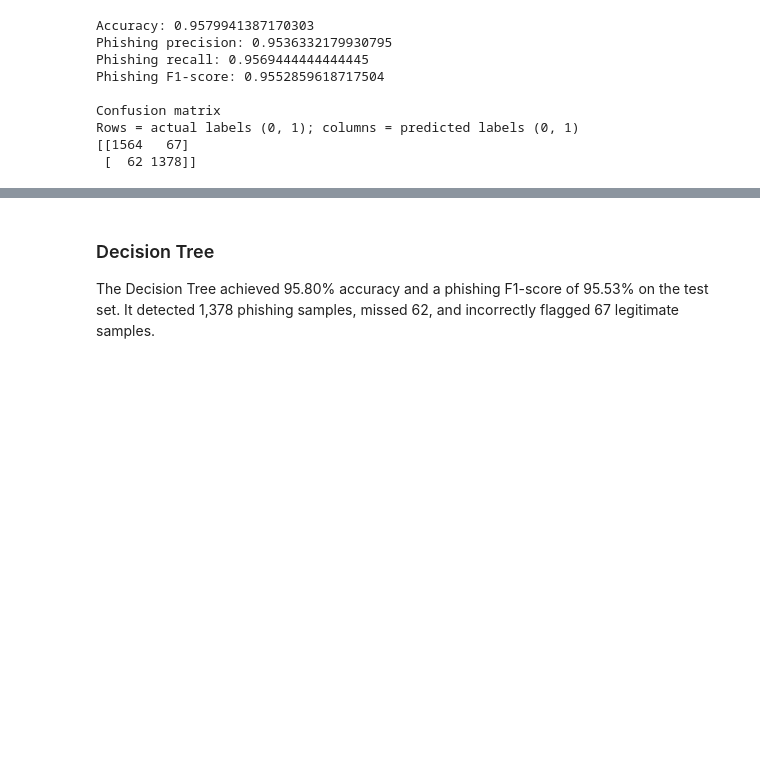
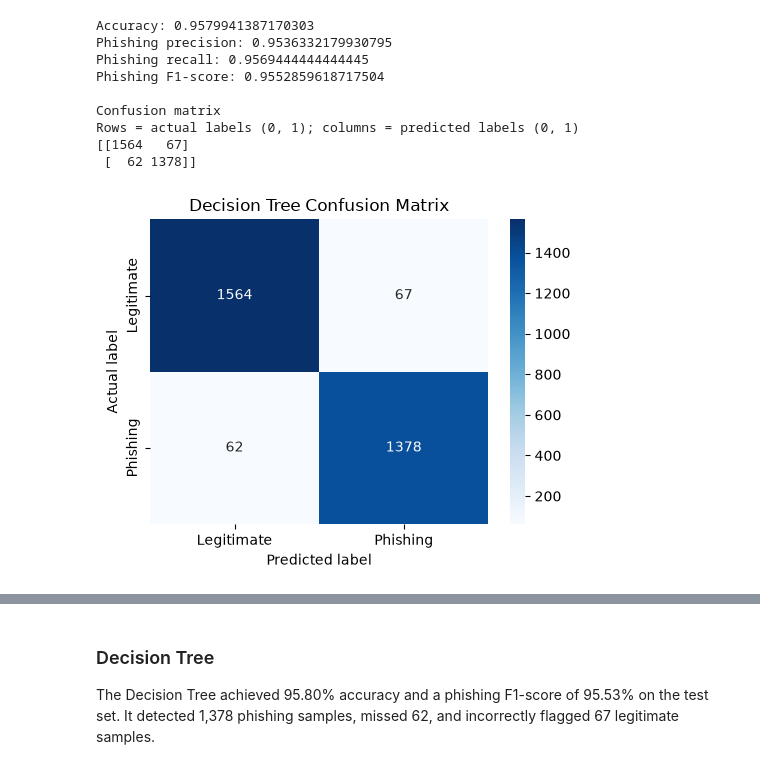
Before and after one commit to PalakVerma-github/compphish-phishing-detection, a Jupyter notebook: notebooks/phishing_detection.ipynb, the cells around one changed output, grey strips where cells are left out. Cells and saved outputs as stored; diff of their text form; code cells hidden in the pictures; blank space fills up the shorter version.

```diff
--- a/notebooks/phishing_detection.ipynb
+++ b/notebooks/phishing_detection.ipynb
@@ -659,3 +689,33 @@ Confusion matrix
 Rows = actual labels (0, 1); columns = predicted labels (0, 1)
 [[1564   67]
  [  62 1378]]
+# %%
+# Plot the Decision Tree confusion matrix
+tree_cm = confusion_matrix(
+    y_test,
+    tree_predictions,
+    labels=[0, 1]
+)
+
+plt.figure(figsize=(5, 4))
+sns.heatmap(
+    tree_cm,
+    annot=True,
+    fmt="d",
+    cmap="Blues",
+    xticklabels=["Legitimate", "Phishing"],
+    yticklabels=["Legitimate", "Phishing"]
+)
+
+plt.title("Decision Tree Confusion Matrix")
+plt.xlabel("Predicted label")
+plt.ylabel("Actual label")
+plt.tight_layout()
+plt.savefig(
+    r"..\reports\figures\decision_tree_confusion_matrix.png",
+    dpi=300,
+    bbox_inches="tight"
+)
+plt.show()
+# %% [output]
+[figure, added]
```
Also changed, not shown: parts of 5 cells of this notebook, 6 other files.
